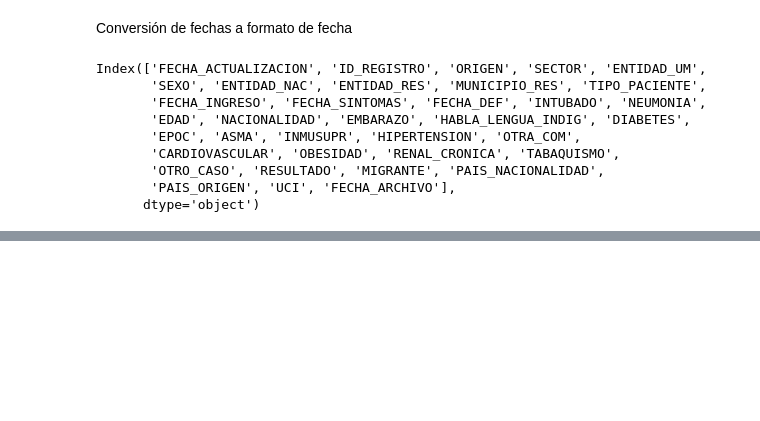
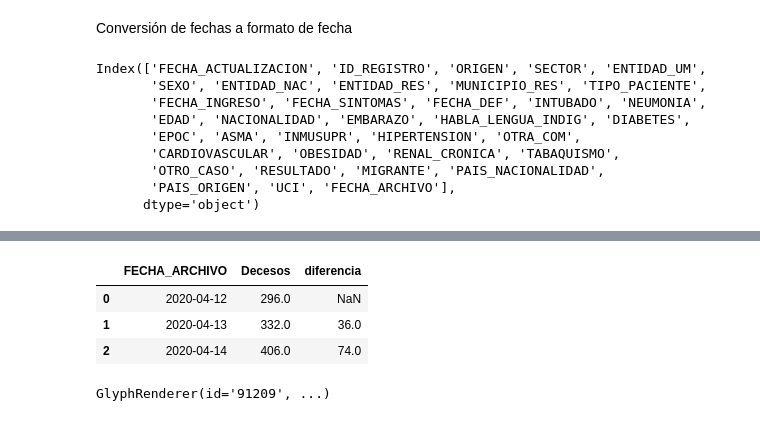
Before and after one commit to irvingfisica/covid_plots, a Jupyter notebook: reporte_diario.ipynb, the cells around one changed output, grey strips where cells are left out. Drawn from its saved outputs; the diff is of its cells as text; code cells hidden in the pictures; blank space fills up the shorter version.

```diff
--- a/reporte_diario.ipynb
+++ b/reporte_diario.ipynb
@@ -55,6 +55,7 @@ Index(['FECHA_ACTUALIZACION', 'ID_REGISTRO', 'ORIGEN', 'SECTOR', 'ENTIDAD_UM',
       dtype='object')
 # %%
 confirmados = all_data[all_data["RESULTADO"]==1]
+difuntos = confirmados[confirmados["FECHA_DEF"].notna()]
 # %%
 por_fecha = confirmados.groupby(["ID_REGISTRO","FECHA_ARCHIVO"]).size().reset_index().pivot(index="FECHA_ARCHIVO",columns="ID_REGISTRO",values=0).sort_index().T
 # %%
@@ -167,3 +200,5 @@ bpl.show(s1)
 # %% [output]
 [interactive output not drawn]
 [interactive output not drawn]
+# %%
+por_fecha_dif = difuntos.groupby(["ID_REGISTRO","FECHA_ARCHIVO"]).size().reset_index().pivot(index="FECHA_ARCHIVO",columns="ID_REGISTRO",values=0).sort_index().T
@@ -169,0 +210,11 @@ bpl.show(s1)
+# %%
+dif_acum = por_fecha_dif.sum().to_frame("Decesos").reset_index()
+# %%
+dif_acum["diferencia"] = dif_acum["Decesos"].diff()
+# %%
+dif_acum[:3]
+# %% [output]
+|  | FECHA_ARCHIVO | Decesos | diferencia |
+| 0 | 2020-04-12 | 296.0 | NaN |
+| 1 | 2020-04-13 | 332.0 | 36.0 |
+| 2 | 2020-04-14 | 406.0 | 74.0 |
@@ -169,0 +223,4 @@ bpl.show(s1)
+# %%
+p.vbar(x=dif_acum["FECHA_ARCHIVO"],bottom=1,top=dif_acum["Decesos"],width=pd.Timedelta("1 days")*0.8,line_color="#A8A8A8",color="#E0E0E0",legend_label="Decesos reportados en las conferencias")
+# %% [output]
+GlyphRenderer(id='91209', ...)
```
Also changed, not shown: parts of 57 cells of this notebook, 1 other file.
